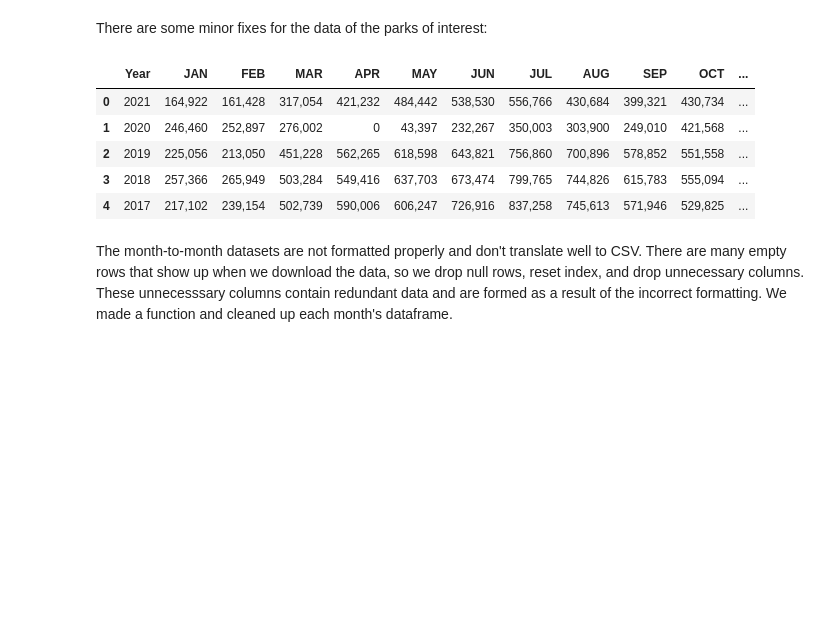
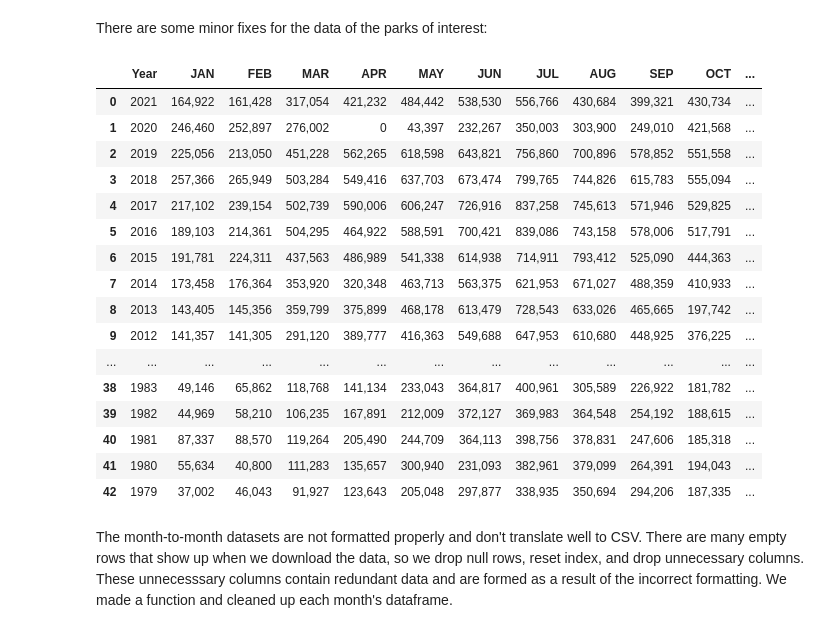
Before and after one commit to mqdhilla/COGS108_Repo, a Jupyter notebook: EDACheckpointGroup043-Wi22.ipynb, the cells around one changed output. Drawn from its saved outputs; the diff is of its cells as text; code cells hidden in the pictures; blank space fills up the shorter version.

```diff
--- a/EDACheckpointGroup043-Wi22.ipynb
+++ b/EDACheckpointGroup043-Wi22.ipynb
@@ -82,14 +82,25 @@ df_YOSE.rename(columns = {'Textbox5': 'Total'}, inplace = True)
 df_CRLA.rename(columns = {'Textbox5': 'Total'}, inplace = True)
 df_PINN.rename(columns = {'Textbox5': 'Total'}, inplace = True)
 # %%
-df_GRCA.head()
+df_GRCA
 # %% [output]
 |  | Year | JAN | FEB | MAR | APR | MAY | JUN | JUL | AUG | SEP | OCT | ... |
 | 0 | 2021 | 164,922 | 161,428 | 317,054 | 421,232 | 484,442 | 538,530 | 556,766 | 430,684 | 399,321 | 430,734 | ... |
 | 1 | 2020 | 246,460 | 252,897 | 276,002 | 0 | 43,397 | 232,267 | 350,003 | 303,900 | 249,010 | 421,568 | ... |
 | 2 | 2019 | 225,056 | 213,050 | 451,228 | 562,265 | 618,598 | 643,821 | 756,860 | 700,896 | 578,852 | 551,558 | ... |
 | 3 | 2018 | 257,366 | 265,949 | 503,284 | 549,416 | 637,703 | 673,474 | 799,765 | 744,826 | 615,783 | 555,094 | ... |
 | 4 | 2017 | 217,102 | 239,154 | 502,739 | 590,006 | 606,247 | 726,916 | 837,258 | 745,613 | 571,946 | 529,825 | ... |
+| 5 | 2016 | 189,103 | 214,361 | 504,295 | 464,922 | 588,591 | 700,421 | 839,086 | 743,158 | 578,006 | 517,791 | ... |
+| 6 | 2015 | 191,781 | 224,311 | 437,563 | 486,989 | 541,338 | 614,938 | 714,911 | 793,412 | 525,090 | 444,363 | ... |
+| 7 | 2014 | 173,458 | 176,364 | 353,920 | 320,348 | 463,713 | 563,375 | 621,953 | 671,027 | 488,359 | 410,933 | ... |
+| 8 | 2013 | 143,405 | 145,356 | 359,799 | 375,899 | 468,178 | 613,479 | 728,543 | 633,026 | 465,665 | 197,742 | ... |
+| 9 | 2012 | 141,357 | 141,305 | 291,120 | 389,777 | 416,363 | 549,688 | 647,953 | 610,680 | 448,925 | 376,225 | ... |
+| ... | ... | ... | ... | ... | ... | ... | ... | ... | ... | ... | ... | ... |
+| 38 | 1983 | 49,146 | 65,862 | 118,768 | 141,134 | 233,043 | 364,817 | 400,961 | 305,589 | 226,922 | 181,782 | ... |
+| 39 | 1982 | 44,969 | 58,210 | 106,235 | 167,891 | 212,009 | 372,127 | 369,983 | 364,548 | 254,192 | 188,615 | ... |
+| 40 | 1981 | 87,337 | 88,570 | 119,264 | 205,490 | 244,709 | 364,113 | 398,756 | 378,831 | 247,606 | 185,318 | ... |
+| 41 | 1980 | 55,634 | 40,800 | 111,283 | 135,657 | 300,940 | 231,093 | 382,961 | 379,099 | 264,391 | 194,043 | ... |
+| 42 | 1979 | 37,002 | 46,043 | 91,927 | 123,643 | 205,048 | 297,877 | 338,935 | 350,694 | 294,206 | 187,335 | ... |
 # %% [markdown]
 The month-to-month datasets are not formatted properly and don't translate well to CSV. There are many empty rows that show up when we download the data, so we drop null rows, reset index, and drop unnecessary columns. These unnecesssary columns contain redundant data and are formed as a result of the incorrect formatting. We made a function and cleaned up each month's dataframe.
 # %%
```
Also changed, not shown: parts of 1 cell of this notebook.
